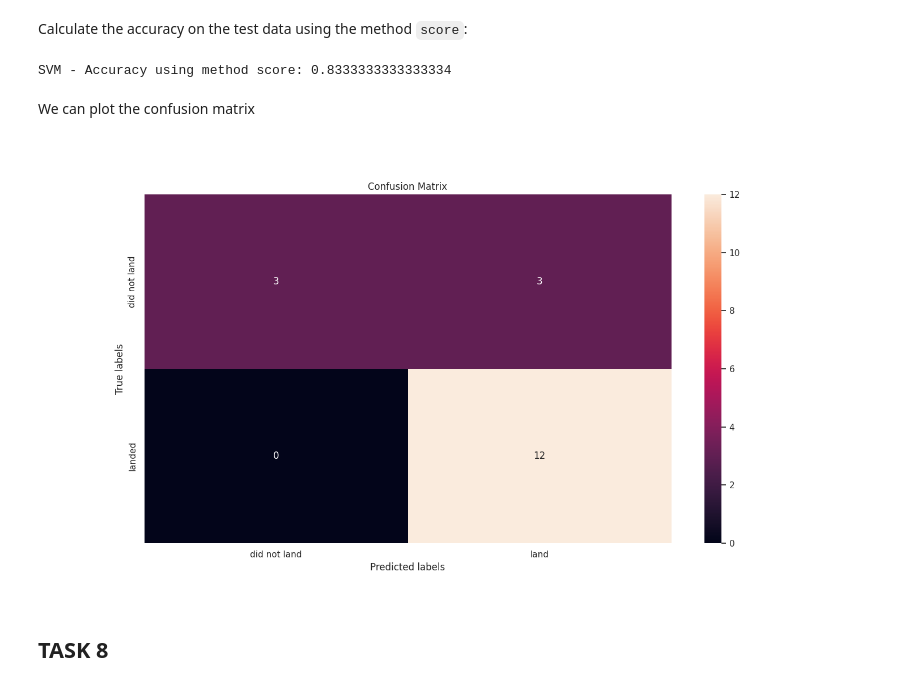
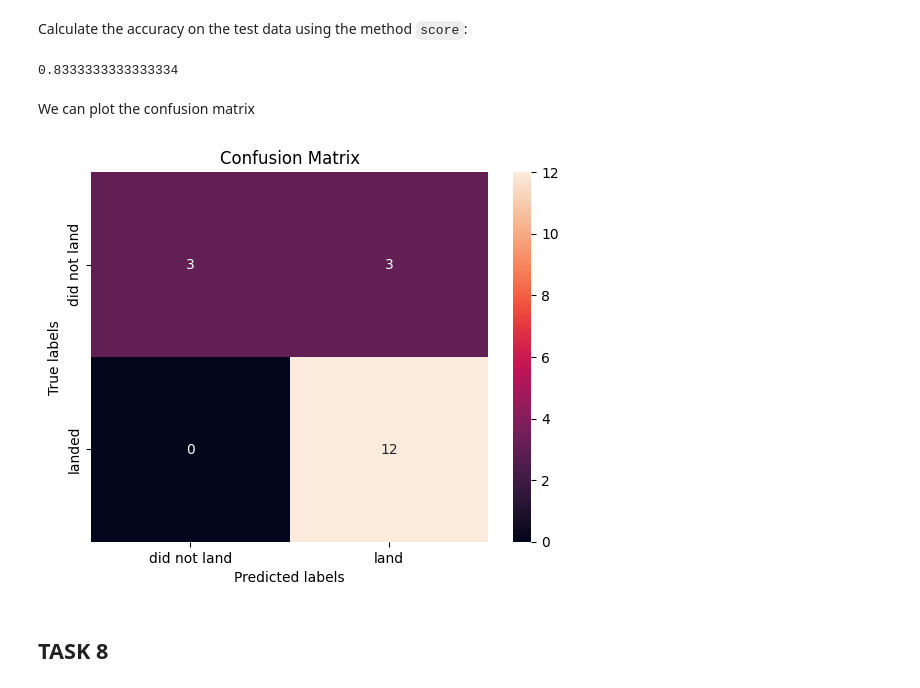
Before and after one commit to mboettger32/IBM-Applied-Data-Science-Captone, a Jupyter notebook: 8)SpaceX_Machine_Learning_Prediction_Part_5.jupyterlite.ipynb, the cells around one changed output. Saved outputs shown, nothing was run; the diff lists cells and outputs as text; code cells hidden in the pictures.

```diff
--- a/8)SpaceX_Machine_Learning_Prediction_Part_5.jupyterlite.ipynb
+++ b/8)SpaceX_Machine_Learning_Prediction_Part_5.jupyterlite.ipynb
@@ -172,5 +147,5 @@ parameters ={'C':[0.01,0.1,1],
 parameters ={"C":[0.01,0.1,1],'penalty':['l2'], 'solver':['lbfgs']}# l1 lasso l2 ridge
 lr=LogisticRegression()
 
-gridsearch_cv_lr = GridSearchCV(lr, parameters, scoring='accuracy', cv=10)
-logreg_cv = gridsearch_cv_lr.fit(X_train, Y_train)
+logreg_cv=GridSearchCV(lr, parameters, cv=10)
+logreg_cv.fit(X_train, Y_train)
@@ -212,5 +191,5 @@ parameters = {'kernel':('linear', 'rbf','poly','rbf', 'sigmoid'),
               'gamma':np.logspace(-3, 3, 5)}
 svm = SVC()
 # %%
-gridsearch_cv_svm = GridSearchCV(svm, parameters, scoring='accuracy', cv=10)
-svm_cv = gridsearch_cv_svm.fit(X_train, Y_train)
+svm_cv = GridSearchCV(svm, parameters, cv=10)
+svm_cv.fit(X_train, Y_train)
@@ -225,19 +210,19 @@ accuracy : 0.8482142857142856
 ## TASK  7
 # %% [markdown]
 Calculate the accuracy on the test data using the method <code>score</code>:
-# %%
-svm_score = svm_cv.score(X_test, Y_test)
-
-print(f"SVM - Accuracy using method score: {svm_score}")
-# %% [output]
-SVM - Accuracy using method score: 0.8333333333333334
+# %%
+svm_accuracy = svm_cv.score(X_test, Y_test)
+svm_accuracy
+# %% [output]
+0.8333333333333334
 # %% [markdown]
 We can plot the confusion matrix
 # %%
-yhat=svm_cv.predict(X_test)
-plot_confusion_matrix(Y_test,yhat)
+
+svm_yhat = svm_cv.predict(X_test)
+plot_confusion_matrix(Y_test, svm_yhat)
 # %% [output]
-[figure, old version]
+[figure, new version]
 # %% [markdown]
 ## TASK  8
 # %% [markdown]
```
Also changed, not shown: parts of 28 cells of this notebook.
